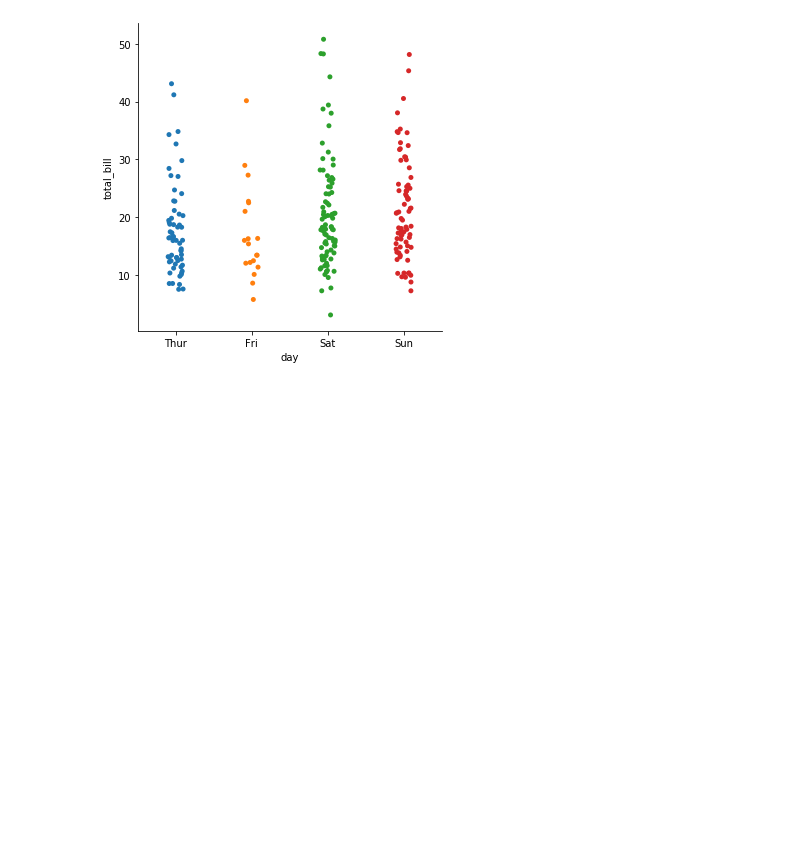
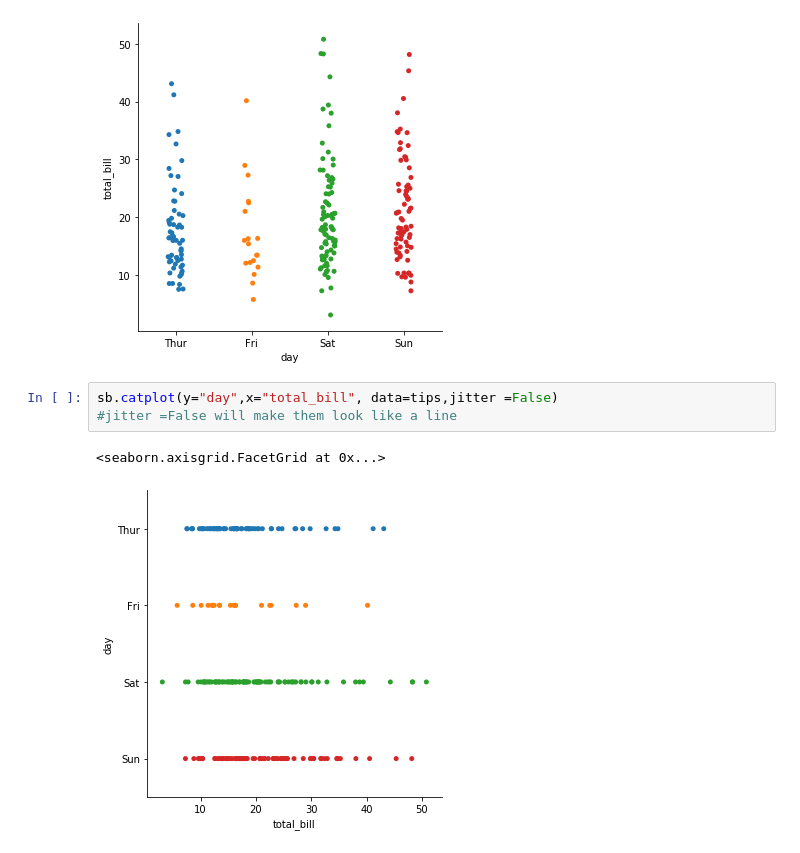
Before and after one commit to Demid-demid/Data-Visualisation, a Jupyter notebook: Categorical_data_plot.ipynb, the cells around one changed output. Saved outputs shown, nothing was run; the diff lists cells and outputs as text; blank space fills up the shorter version.

```diff
--- a/Categorical_data_plot.ipynb
+++ b/Categorical_data_plot.ipynb
@@ -37,3 +37,9 @@ sb.catplot(x="day",y="total_bill", data=tips)
 # %% [output]
 <seaborn.axisgrid.FacetGrid at 0x...>
 [figure]
+# %%
+sb.catplot(y="day",x="total_bill", data=tips,jitter =False)
+#jitter =False will make them look like a line
+# %% [output]
+<seaborn.axisgrid.FacetGrid at 0x...>
+[figure, added]
```
Also changed, not shown: parts of 2 cells of this notebook.
